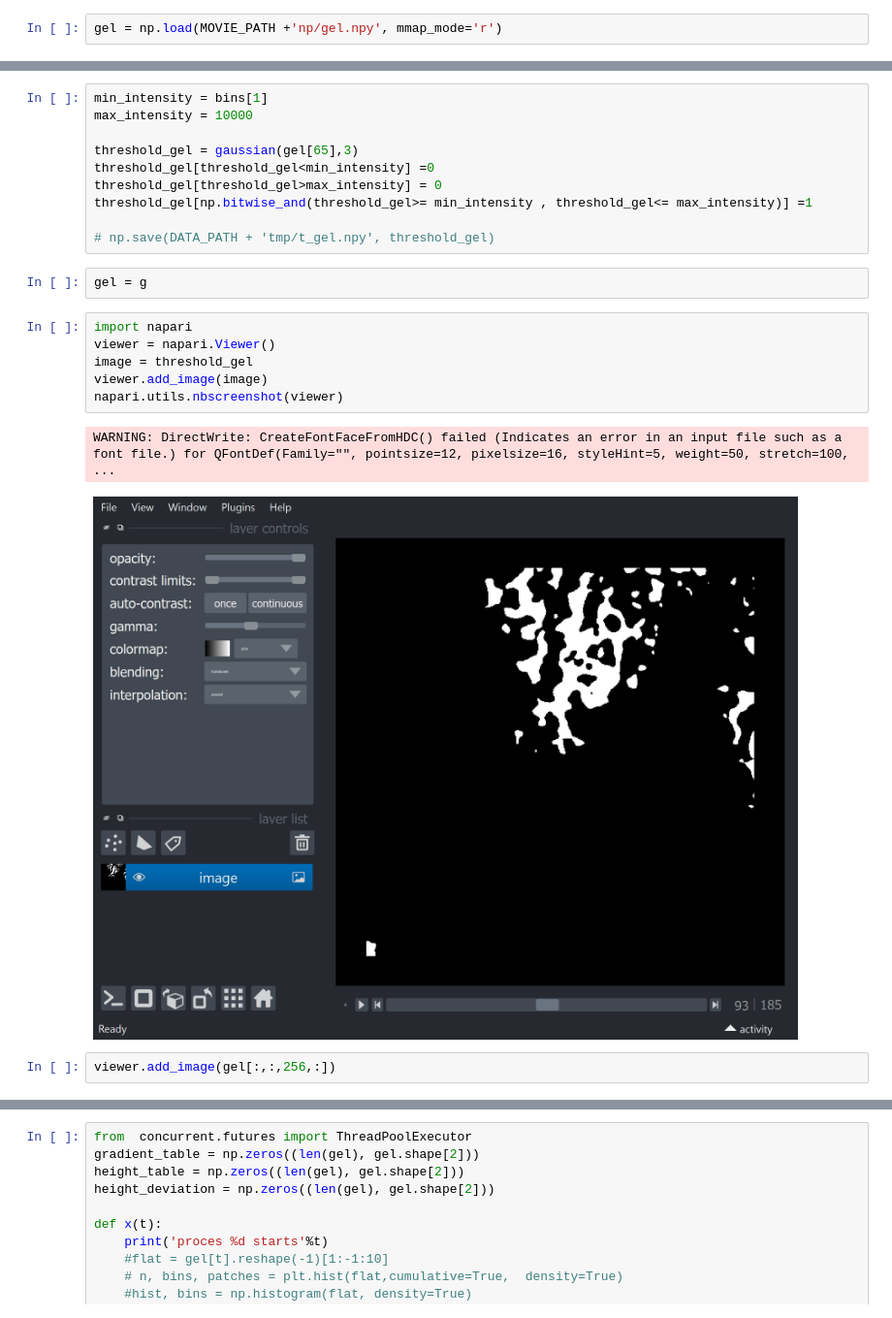
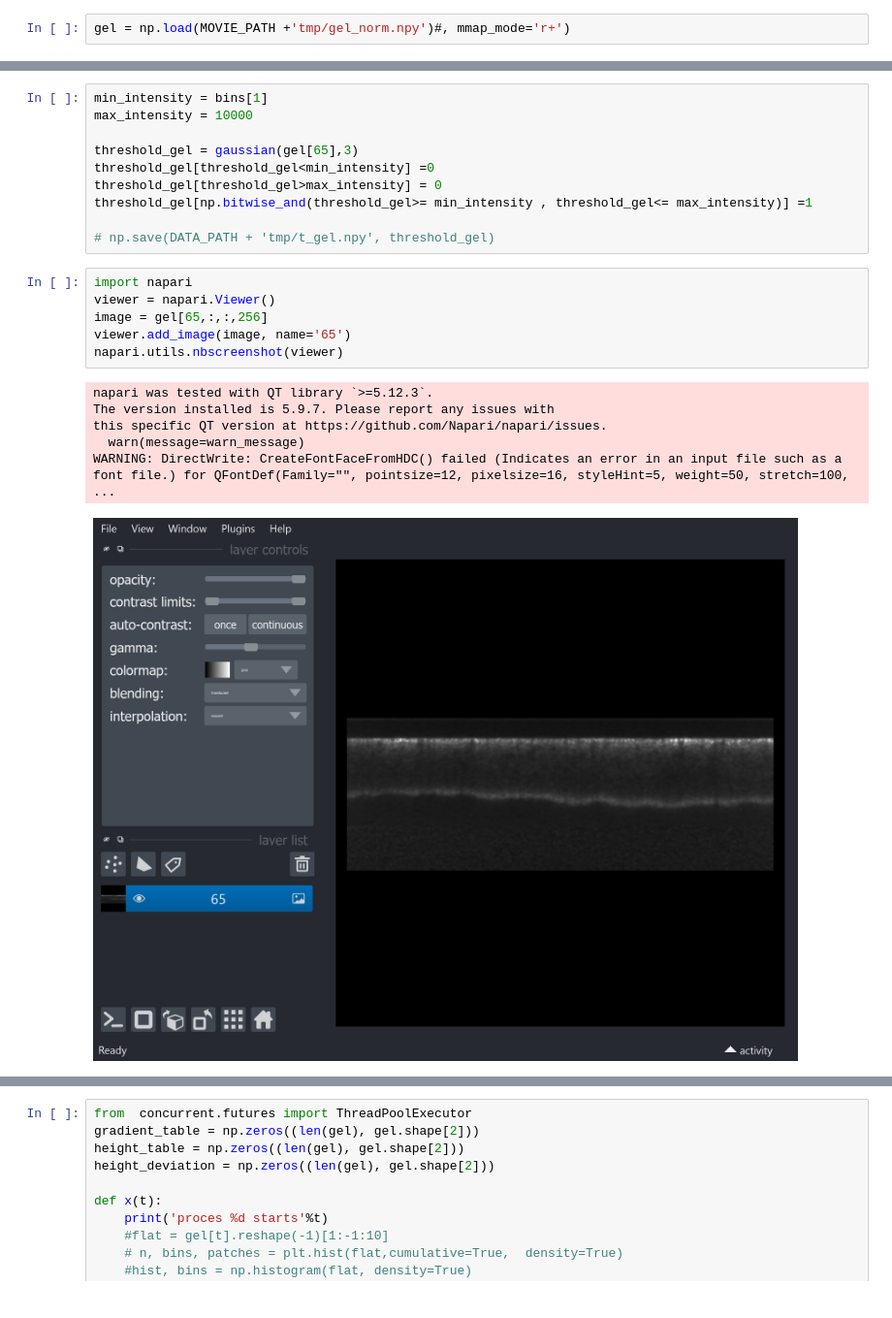
Before and after one commit to amityu/gel_sheets, a Jupyter notebook: exploration.ipynb, the cells around one changed output, grey strips where cells are left out. Shown at 97% size. Saved outputs shown, nothing was run; the diff lists cells and outputs as text.

```diff
--- a/exploration.ipynb
+++ b/exploration.ipynb
@@ -16,5 +16,5 @@ import importlib
 from skimage import filters
 from p_tqdm import p_map
 # %%
-gel = np.load(MOVIE_PATH +'np/gel.npy', mmap_mode='r')
+gel = np.load(MOVIE_PATH +'tmp/gel_norm.npy')#, mmap_mode='r+')
 # %%
@@ -60,16 +45,16 @@ threshold_gel[threshold_gel>max_intensity] = 0
 threshold_gel[np.bitwise_and(threshold_gel>= min_intensity , threshold_gel<= max_intensity)] =1
 
 # np.save(DATA_PATH + 'tmp/t_gel.npy', threshold_gel)
-# %%
-gel = g
 # %%
 import napari
 viewer = napari.Viewer()
-image = threshold_gel
-viewer.add_image(image)
+image = gel[65,:,:,256]
+viewer.add_image(image, name='65')
 napari.utils.nbscreenshot(viewer)
 # %% [output]
+napari was tested with QT library `>=5.12.3`.
+The version installed is 5.9.7. Please report any issues with
+this specific QT version at https://github.com/Napari/napari/issues.
+  warn(message=warn_message)
 WARNING: DirectWrite: CreateFontFaceFromHDC() failed (Indicates an error in an input file such as a font file.) for QFontDef(Family="", pointsize=12, pixelsize=16, styleHint=5, weight=50, stretch=100, ...
-[figure, old version]
+[figure, new version]
-# %%
-viewer.add_image(gel[:,:,256,:])
```
Also changed, not shown: parts of 25 cells of this notebook, 1 other file.
